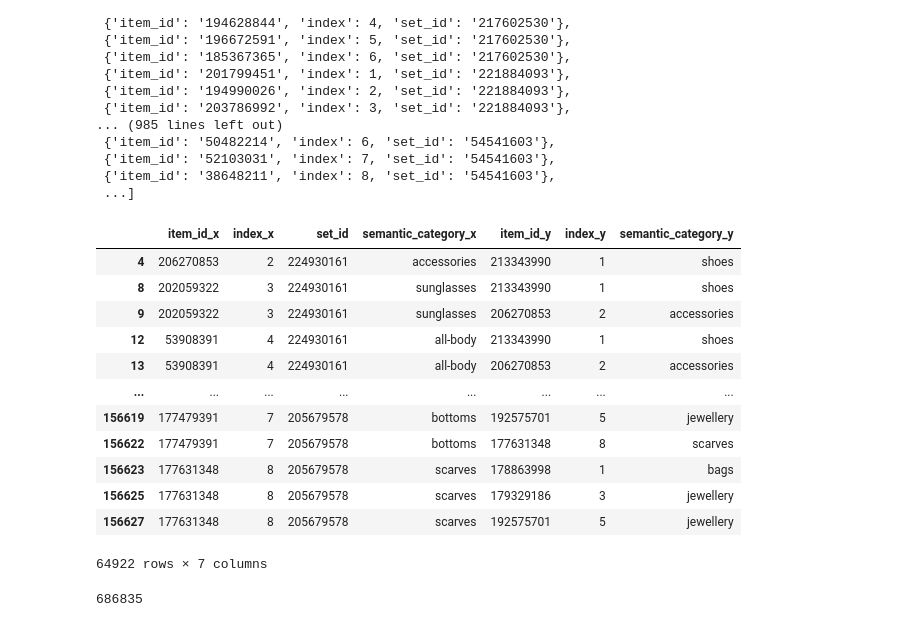
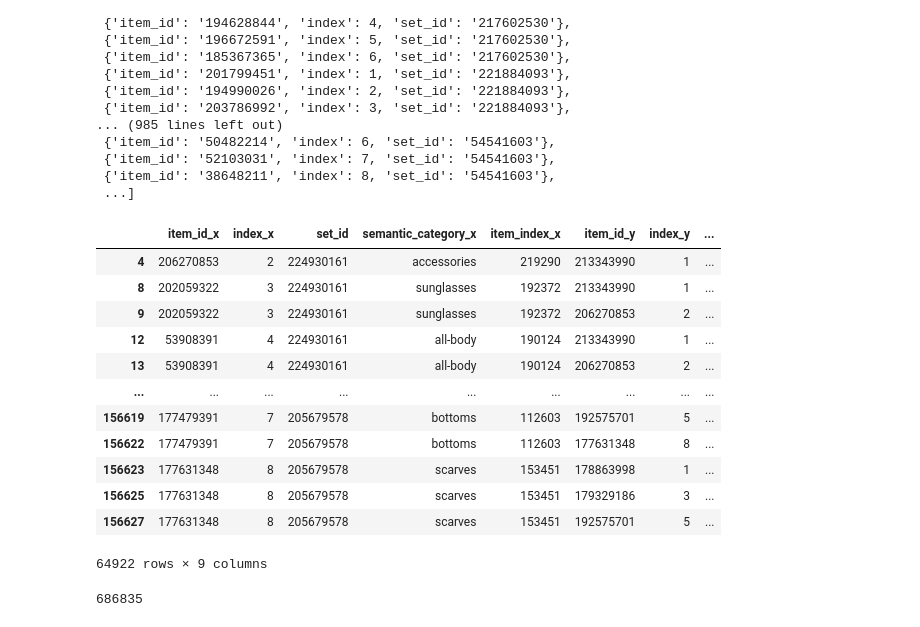
Before and after one commit to Alijgh003/StyleMind-GNN, a Jupyter notebook: creating_edge_indices.ipynb, the cells around one changed output. Cells and saved outputs as stored; diff of their text form; code cells hidden in the pictures.

```diff
--- a/creating_edge_indices.ipynb
+++ b/creating_edge_indices.ipynb
@@ -114,31 +114,32 @@ train_set
 # %%
 def edge_indices_df(flatten_dataset, split, datasets_path):
   dataset_df = pd.DataFrame(flatten_dataset)
   dataset_df['item_id'] = dataset_df['item_id'].apply(lambda x: int(x))
   dataset_df['semantic_category'] = dataset_df['item_id'].apply(lambda x: items_df.loc[x]['semantic_category'])
+  dataset_df['item_index'] = dataset_df['item_id'].apply(lambda x: items_df.loc[x]['index'])
   df_pairs = dataset_df.merge(dataset_df, on='set_id')
   df_pairs = df_pairs[df_pairs['item_id_x'] < df_pairs['item_id_y']]
   df_pairs.to_csv(path.join(datasets_path,split+"_edges.csv"))
   return df_pairs
 
 train_edges_df = edge_indices_df(train_set, "train",datasets_path)
 test_edges_df = edge_indices_df(test_set, "test", datasets_path)
 valid_edges_df = edge_indices_df(valid_set, "valid", datasets_path)
 valid_edges_df
 # %% [output]
-|  | item_id_x | index_x | set_id | semantic_category_x | item_id_y | index_y | semantic_category_y |
-| 4 | 206270853 | 2 | 224930161 | accessories | 213343990 | 1 | shoes |
-| 8 | 202059322 | 3 | 224930161 | sunglasses | 213343990 | 1 | shoes |
-| 9 | 202059322 | 3 | 224930161 | sunglasses | 206270853 | 2 | accessories |
-| 12 | 53908391 | 4 | 224930161 | all-body | 213343990 | 1 | shoes |
-| 13 | 53908391 | 4 | 224930161 | all-body | 206270853 | 2 | accessories |
-| ... | ... | ... | ... | ... | ... | ... | ... |
-| 156619 | 177479391 | 7 | 205679578 | bottoms | 192575701 | 5 | jewellery |
-| 156622 | 177479391 | 7 | 205679578 | bottoms | 177631348 | 8 | scarves |
-| 156623 | 177631348 | 8 | 205679578 | scarves | 178863998 | 1 | bags |
-| 156625 | 177631348 | 8 | 205679578 | scarves | 179329186 | 3 | jewellery |
-| 156627 | 177631348 | 8 | 205679578 | scarves | 192575701 | 5 | jewellery |
+|  | item_id_x | index_x | set_id | semantic_category_x | item_index_x | item_id_y | index_y | ... |
+| 4 | 206270853 | 2 | 224930161 | accessories | 219290 | 213343990 | 1 | ... |
+| 8 | 202059322 | 3 | 224930161 | sunglasses | 192372 | 213343990 | 1 | ... |
+| 9 | 202059322 | 3 | 224930161 | sunglasses | 192372 | 206270853 | 2 | ... |
+| 12 | 53908391 | 4 | 224930161 | all-body | 190124 | 213343990 | 1 | ... |
+| 13 | 53908391 | 4 | 224930161 | all-body | 190124 | 206270853 | 2 | ... |
+| ... | ... | ... | ... | ... | ... | ... | ... | ... |
+| 156619 | 177479391 | 7 | 205679578 | bottoms | 112603 | 192575701 | 5 | ... |
+| 156622 | 177479391 | 7 | 205679578 | bottoms | 112603 | 177631348 | 8 | ... |
+| 156623 | 177631348 | 8 | 205679578 | scarves | 153451 | 178863998 | 1 | ... |
+| 156625 | 177631348 | 8 | 205679578 | scarves | 153451 | 179329186 | 3 | ... |
+| 156627 | 177631348 | 8 | 205679578 | scarves | 153451 | 192575701 | 5 | ... |
-64922 rows × 7 columns
+64922 rows × 9 columns
 # %%
 len(train_edges_df)
 # %% [output]
```
Also changed, not shown: parts of 3 cells of this notebook.
